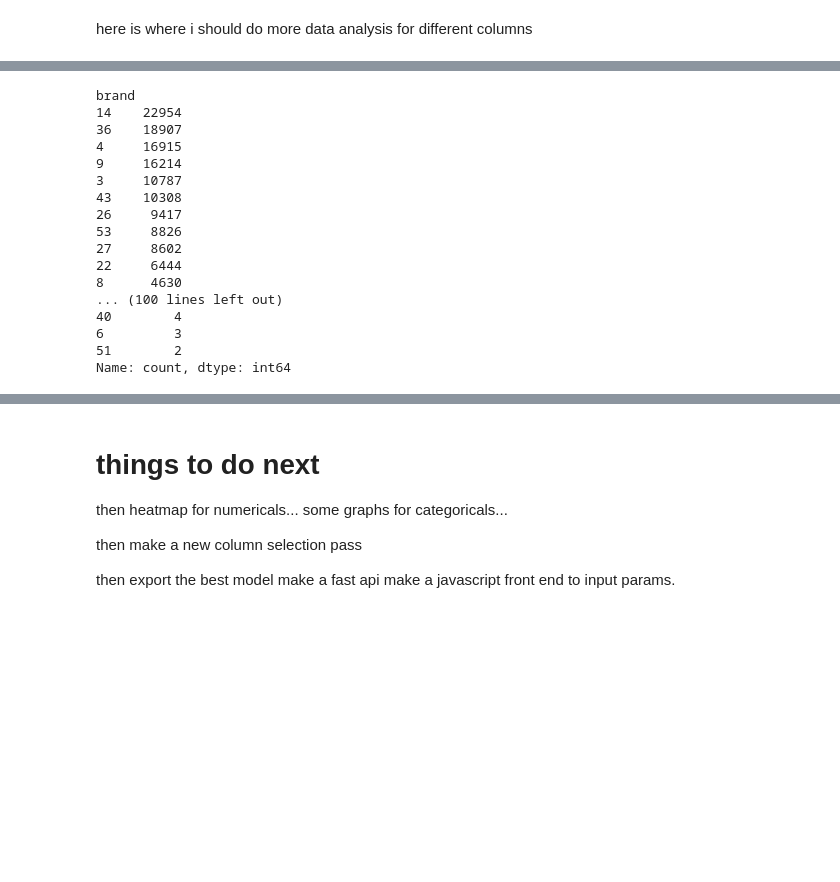
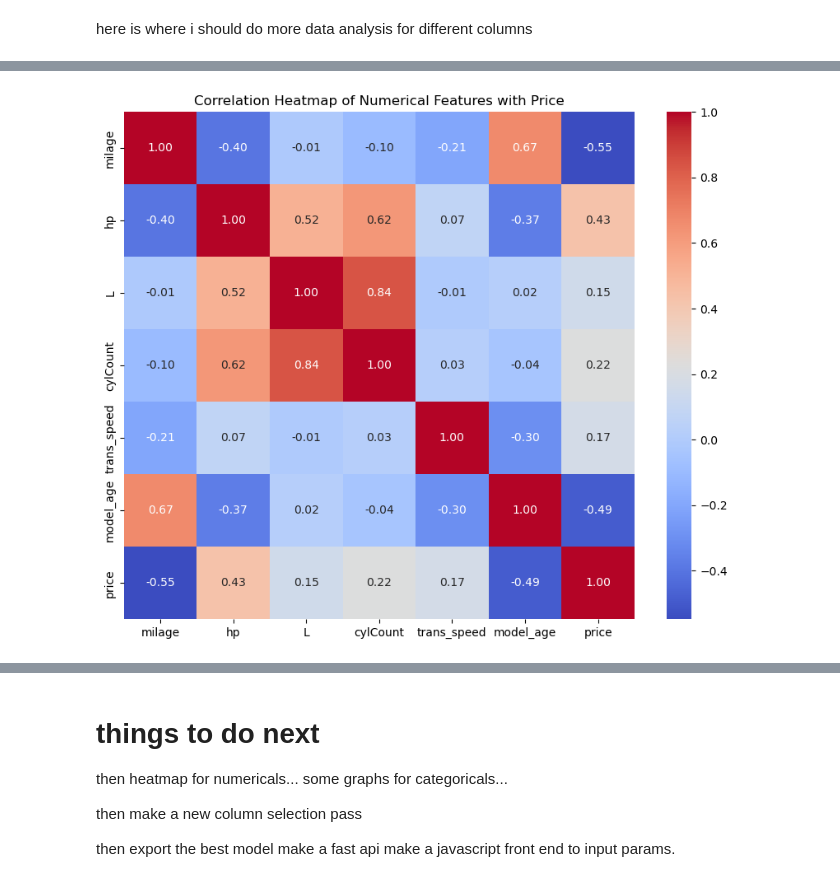
Before and after one commit to DanT52/CarPricePrediction, a Jupyter notebook: notebook.ipynb, the cells around one changed output, grey strips where cells are left out. Saved outputs shown, nothing was run; the diff lists cells and outputs as text; code cells hidden in the pictures; blank space fills up the shorter version.

```diff
--- a/notebook.ipynb
+++ b/notebook.ipynb
@@ -55,8 +56,12 @@ def fix_missing(df):
     df['fuel_type'] = df['fuel_type'].replace(['–', 'not supported'], 'NA')
 
     # make ommisions of clean title or accident record its own category called 'missing'
-    df['accident'] = df['accident'].fillna('missing')
+    df['accident'] = df['accident'].fillna('None reported')
     df['clean_title'] = df['clean_title'].fillna('missing')
+    # Convert the 'accident' column to binary: 1 for accident reported, 0 otherwise
+    df['accident'] = df['accident'].apply(
+        lambda x: 1 if x != 'None reported' else 0
+    )
 
     return df
 
@@ -265,5 +275,9 @@ df_test['model_age'] = 2025 - df_test['model_year']
 print(df_train.columns)
 df_train.head()
 
+# drop origional columns model year
+df_train.drop('model_year', axis=1, inplace=True)
+df_test.drop('model_year', axis=1, inplace=True)
+
 numerical = ['mileage', 'hp', 'L', 'cylCount', 'trans_speed', 'model_age']
 # %% [output]
@@ -351,21 +324,16 @@ print(df_test.head())
-# %%
-print(df_train['brand'].value_counts())
-print(df_test['brand'].value_counts())
-# %% [output]
-brand
-14    22954
-36    18907
-4     16915
-9     16214
-3     10787
-43    10308
-26     9417
-53     8826
-27     8602
-22     6444
-8      4630
-... (100 lines left out)
-40        4
-6         3
-51        2
-Name: count, dtype: int64
+# %%
+#HeatMap for Numerical Columns
+
+numerical = ['milage', 'hp', 'L', 'cylCount', 'trans_speed', 'model_age']
+columns_for_correlation = numerical + ['price']
+
+# Compute the correlation matrix
+correlation_matrix = df_train[columns_for_correlation].corr()
+
+# Plot the heatmap
+plt.figure(figsize=(10, 8))
+sns.heatmap(correlation_matrix, annot=True, cmap='coolwarm', fmt=".2f")
+plt.title("Correlation Heatmap of Numerical Features with Price")
+plt.show()
+# %% [output]
+[figure, added]
```
Also changed, not shown: parts of 9 cells of this notebook.
